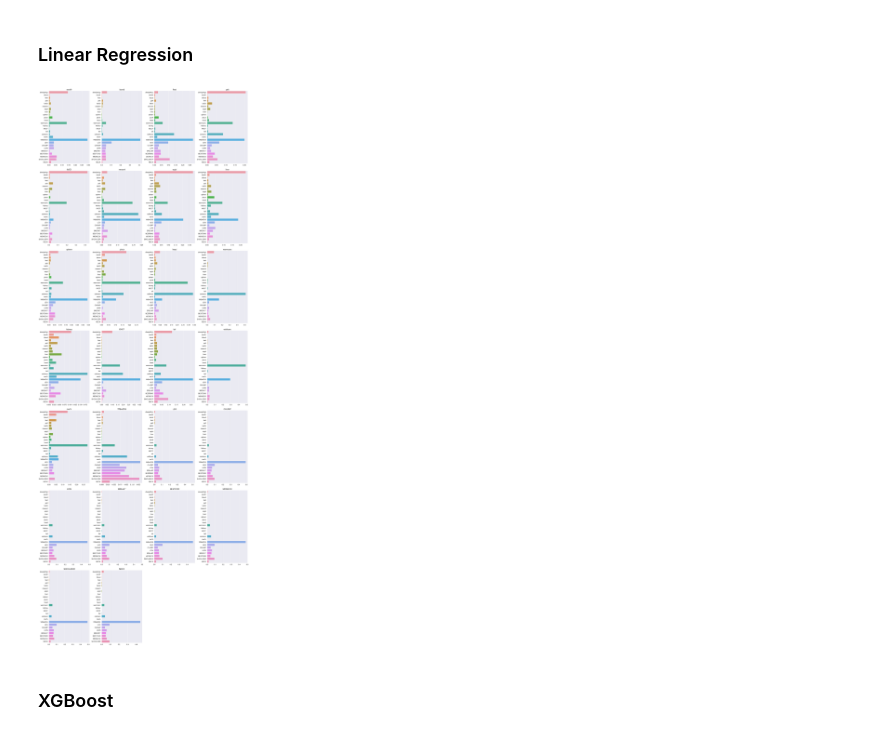
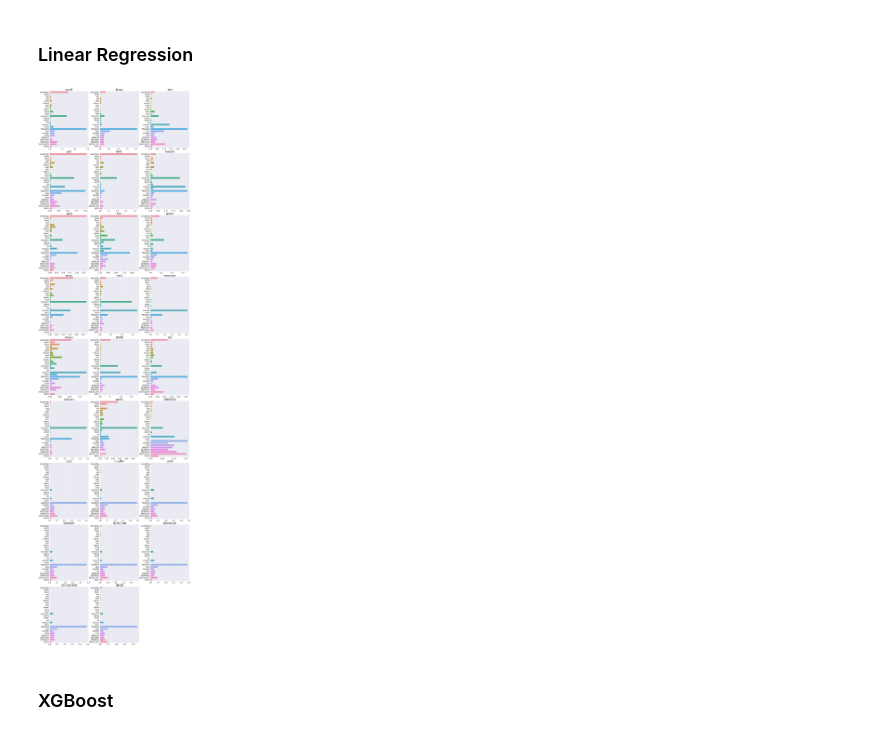
Before and after one commit to antonis-ant/thesis-code, a Jupyter notebook: notebooks/EDA_notebook.ipynb, the cells around one changed output. Saved outputs shown, nothing was run; the diff lists cells and outputs as text; code cells hidden in the pictures.

```diff
--- a/notebooks/EDA_notebook.ipynb
+++ b/notebooks/EDA_notebook.ipynb
@@ -420,23 +432,23 @@ X_scaled = X_scaled.drop(['slaughgr', 'breed', 'sex'], axis=1)
 # %%
 # A list to hold the feature importances for each permutation of the dataset
 feat_imps = []
 # Run model(s) and get feature importances for each target variable (1 vs All)
 for col in y_scaled.columns:
     # Move all target variables except current one to input variables
     X_alt = pd.concat([X_scaled, y_scaled.drop([col], axis=1)], axis=1)
     yi = pd.DataFrame(y_scaled[col], columns=[col])
     # Run model & extract feature importances
     res = run_lin_reg_model(X_alt, yi)
     # Hold feature importances in a dataframe to keep track of the column names for presentation purposes.
     feat_imps_df = pd.DataFrame(res['feat_imps'], columns=X_alt.columns, index=[col])
     # print(res['feat_imps'])
     # Add feature importances dataframe of current target variable to feat_imps list
     feat_imps.append(feat_imps_df)
 
 # Plot feature importances for each independent variable (1 vs all).
-plot_1_vs_all_feat_imps(feat_imps, subplt_cols=4, figsz=(35, 100))
+plot_1_vs_all_feat_imps(feat_imps, subplt_cols=3, figsz=(32, 130), fontsize=24, headersize=36)
 # %% [output]
-[figure, old version]
+[figure, new version]
 # %% [markdown]
 ### XGBoost
 # %%
```
Also changed, not shown: parts of 18 cells of this notebook, 3 other files.
